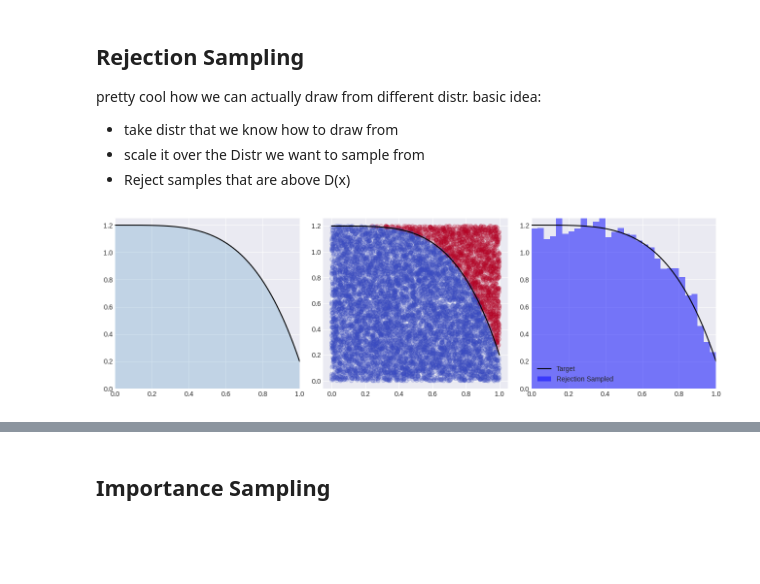
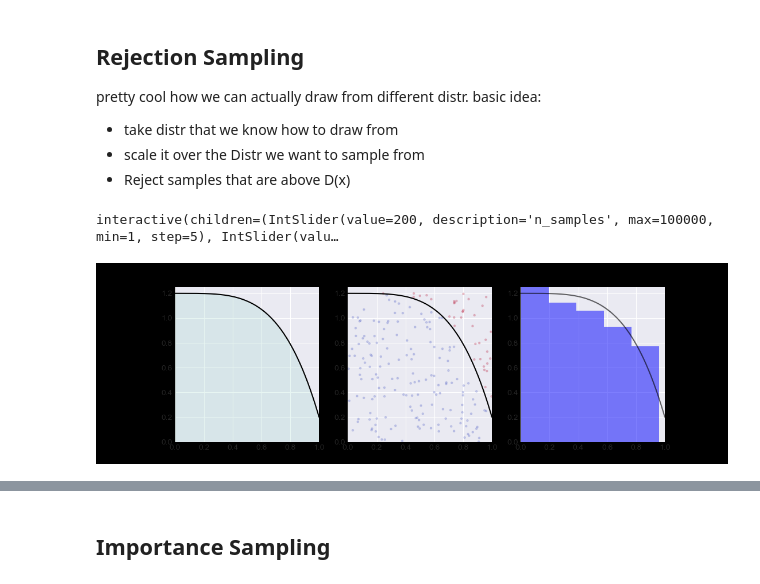
Before and after one commit to f-ilic/cib_seminar, a Jupyter notebook: overview.ipynb, the cells around one changed output, grey strips where cells are left out. Cells and saved outputs as stored; diff of their text form; code cells hidden in the pictures; blank space fills up the shorter version.

```diff
--- a/overview.ipynb
+++ b/overview.ipynb
@@ -62,30 +71,40 @@ basic idea:
 * scale it over the Distr we want to sample from
 * Reject samples that are above D(x)
 # %%
-maxy = 1.2
+# Rejection sampling
+# of y = 1.2 - x**4  [ -> integral_0^1 (1.2 - x**4 )dx = 1]
+def rejection_sampling():
+    def f(x):
+        return 1.2 - x**4 # integral_0^1 (1.2 - x**4 )dx = 1
 
-def f(x):
-    return maxy - x**5
+    xs = np.linspace(0, 1, 1000)
+    ys = f(xs)
+    fig, reject_ax = plt.subplots(1,3, figsize=(11, 3.5))
 
-xs = np.linspace(0, 1, 1000)
-ys = f(xs)
-fig, dist_ax = plt.subplots(1,3, figsize=(13, 4))
+    reject_ax[0].plot(xs, ys, label="Forward Function", c='k')
+    reject_ax[0].fill_between(xs, ys, 0, alpha=0.2)
+    reject_ax[0].set_xlim([0, 1]), reject_ax[0].set_ylim([0, 1.25])
+    n_max_samples = 100000
+    x_all = np.random.uniform(low=0, high=1,    size=n_max_samples)
+    y_all = np.random.uniform(low=0, high=1.2, size=n_max_samples)
 
-dist_ax[0].plot(xs, ys, label="Forward Function", c='k')
-dist_ax[0].fill_between(xs, ys, 0, alpha=0.2)
-dist_ax[0].set_xlim([0, 1]), dist_ax[0].set_ylim([0, 1.25])
+    @widgets.interact(n_samples=(1, n_max_samples, 5), nbins=(1,50,1))
+    def update(n_samples = 200, nbins=5):
+        x = x_all[:n_samples]
+        y = y_all[:n_samples]
+        reject_ax[1].clear(); reject_ax[2].clear()
 
-x = np.random.uniform(low=0, high=1,    size=10000)
-y = np.random.uniform(low=0, high=maxy, size=10000)
-c = y<f(x)
+        c = y<f(x)
 
-dist_ax[1].plot(xs, ys, c='k')
-dist_ax[1].scatter(x, y, alpha=0.2, label="Samples", c=c, cmap='coolwarm_r')
+        reject_ax[1].plot(xs, ys, c='k')
+        reject_ax[1].scatter(x, y, alpha=0.2, label="Samples", c=c, cmap='coolwarm_r', s=5)
+        reject_ax[1].set_xlim([0, 1]), reject_ax[1].set_ylim([0, 1.25]),
 
-dist_ax[2].plot(xs, ys, label="Target", c='k')
-dist_ax[2].hist(x[c], bins=30, density=True, alpha=0.5, label="Rejection Sampled", color='blue')
-dist_ax[2].set_xlim([0, 1]), dist_ax[2].set_ylim([0, 1.25]),
-plt.legend()
-plt.tight_layout()
+        reject_ax[2].plot(xs, ys, c='k', alpha=0.6)
+        reject_ax[2].hist(x[c], bins=nbins, density=True, alpha=0.5, label="Rejection Sampled", color='blue')
+        reject_ax[2].set_xlim([0, 1]), reject_ax[2].set_ylim([0, 1.25])
+
+rejection_sampling()
 # %% [output]
+interactive(children=(IntSlider(value=200, description='n_samples', max=100000, min=1, step=5), IntSlider(valu…
-[figure, old version]
+[figure, new version]
```
Also changed, not shown: parts of 6 cells of this notebook.
